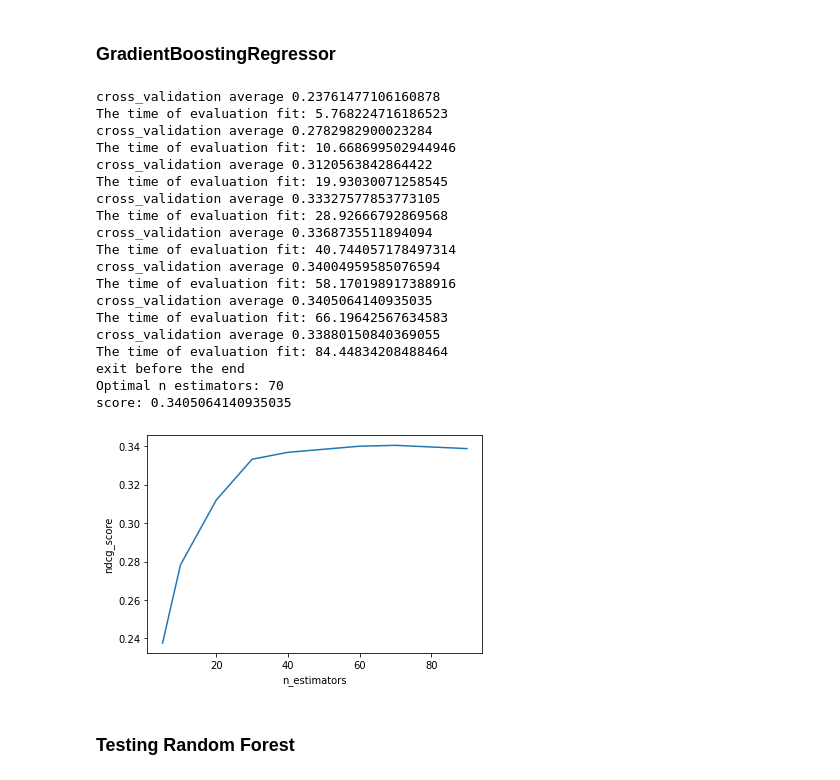
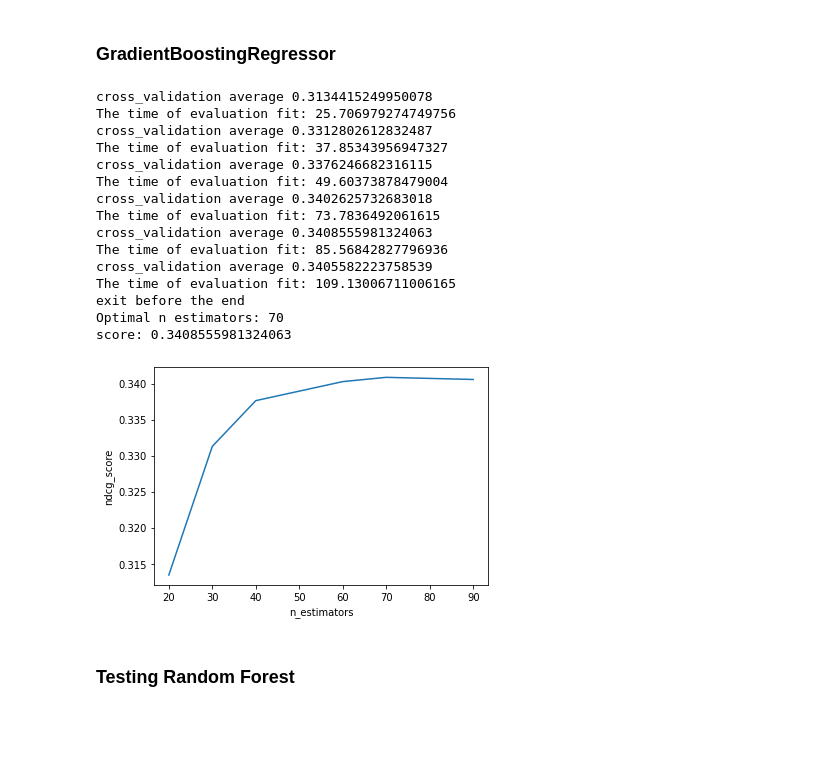
Before and after one commit to wolfbrr/DMT-2022-114, a Jupyter notebook: assignment-2/assignment-2.ipynb, the cells around one changed output. Drawn from its saved outputs; the diff is of its cells as text; code cells hidden in the pictures; blank space fills up the shorter version.

```diff
--- a/assignment-2/assignment-2.ipynb
+++ b/assignment-2/assignment-2.ipynb
@@ -331,6 +398,8 @@ assert check.values.prod()==True, 'undersample failed'
 # %% [markdown]
 ### Total columns
 # %%
+train['grades'] = grades(train)
+
 train_amount = len(train)
 print(f'train length: {train_amount}')
 print(f'test length: {len(test)}')
@@ -398,11 +507,11 @@ Amount of unique hotels test 7773
 Amount of unique hotels train 7448
 Amount of common hotels in train and  test 121665
 # %%
-train, test = cross_hotel_booking_likelihood(train, test)
-x = train['lklhd']#hotel_booking_likelihood(train)
+tr, te = cross_hotel_booking_likelihood(train, test)
+x = tr['lklhd']#hotel_booking_likelihood(train)
 
-train['lklhd'].hist(bins=30)
-train['lklhd'].median()
+tr['lklhd'].hist(bins=30)
+tr['lklhd'].median()
 # %% [output]
 0.05421686746987952
 [figure]
@@ -596,3 +700,11 @@ X_train, X_eval = train_test_split(X_train, test_size=evaluation_set_size, rando
 X_train = X_train.merge(train_eng, how='left', left_on='srch_id', right_on='srch_id')
 X_eval = X_eval.merge(train_eng, how='left', left_on='srch_id', right_on='srch_id')
 X_test = X_test.merge(train_eng, how='left', left_on='srch_id', right_on='srch_id')
+# %%
+import xgboost as xgb
+modelXGBRegressor = xgb.XGBRegressor(eval_metric=["ndcg@5"])
+# Fit the model using predictor X and response y.
+start = time.time()
+ndcg_score = evaluate_model(modelXGBRegressor, X_train, X_test, features_to_choose)
+end = time.time()
+print(f'Validation time and score RandomForestRegressor: {end-start}, {ndcg_score}')
@@ -598,0 +713,8 @@ X_test = X_test.merge(train_eng, how='left', left_on='srch_id', right_on='srch_i
+# %%
+start = time.time()
+raitings  = my_fit_and_predict(modelXGBRegressor, train_eng, test_eng, features_to_choose)
+end = time.time()
+print("The time of final fit XGBRegressor:", end-start)
+create_submission(test_eng, raitings, 'XGBRegressor')
+assert len(raitings)==len(test)
+features_to_choose
@@ -643,50 +785,46 @@ score: 0.32341787917782805
 ### GradientBoostingRegressor
 # %%
 x = []
-n_estimators = [5, 10, 20, 30, 40, 60, 70, 90, 100, 110, 120, 130]
+n_estimators = [20, 30, 40, 60, 70, 90, 100, 110, 120, 130]
 prev_ndgc = 0
 for i in n_estimators:
     start = time.time()
     model = GradientBoostingRegressor(loss=loss_function, n_estimators = i, random_state=0)
     ndcg_score = my_cross_validation(model, X_eval, \
                 features_to_choose, n_splits=number_of_splits)
     end = time.time()
     print("The time of evaluation fit:", end-start)
     x.append(ndcg_score)
     if ndcg_score<prev_ndgc:
         print('exit before the end')
         break    # break here
     prev_ndgc=ndcg_score
 
 optimal_score_index = x.index(max(x))
 optimal_n = n_estimators[optimal_score_index]
 print(f'Optimal n estimators: {optimal_n}')
 print(f'score: {max(x)}')
 plt.plot(n_estimators[0:len(x)], x)
 plt.xlabel('n_estimators')
 plt.ylabel('ndcg_score')
 plt.show()
 # %% [output]
-cross_validation average 0.23761477106160878
-The time of evaluation fit: 5.768224716186523
-cross_validation average 0.2782982900023284
-The time of evaluation fit: 10.668699502944946
-cross_validation average 0.3120563842864422
-The time of evaluation fit: 19.93030071258545
-cross_validation average 0.33327577853773105
-The time of evaluation fit: 28.92666792869568
-cross_validation average 0.3368735511894094
-The time of evaluation fit: 40.744057178497314
-cross_validation average 0.34004959585076594
-The time of evaluation fit: 58.170198917388916
-cross_validation average 0.3405064140935035
-The time of evaluation fit: 66.19642567634583
-cross_validation average 0.33880150840369055
-The time of evaluation fit: 84.44834208488464
+cross_validation average 0.3134415249950078
+The time of evaluation fit: 25.706979274749756
+cross_validation average 0.3312802612832487
+The time of evaluation fit: 37.85343956947327
+cross_validation average 0.3376246682316115
+The time of evaluation fit: 49.60373878479004
+cross_validation average 0.3402625732683018
+The time of evaluation fit: 73.7836492061615
+cross_validation average 0.3408555981324063
+The time of evaluation fit: 85.56842827796936
+cross_validation average 0.3405582223758539
+The time of evaluation fit: 109.13006711006165
 exit before the end
 Optimal n estimators: 70
-score: 0.3405064140935035
+score: 0.3408555981324063
-[figure, old version]
+[figure, new version]
 # %% [markdown]
 ### Testing Random Forest
 # %%
```
Also changed, not shown: parts of 25 cells of this notebook.
